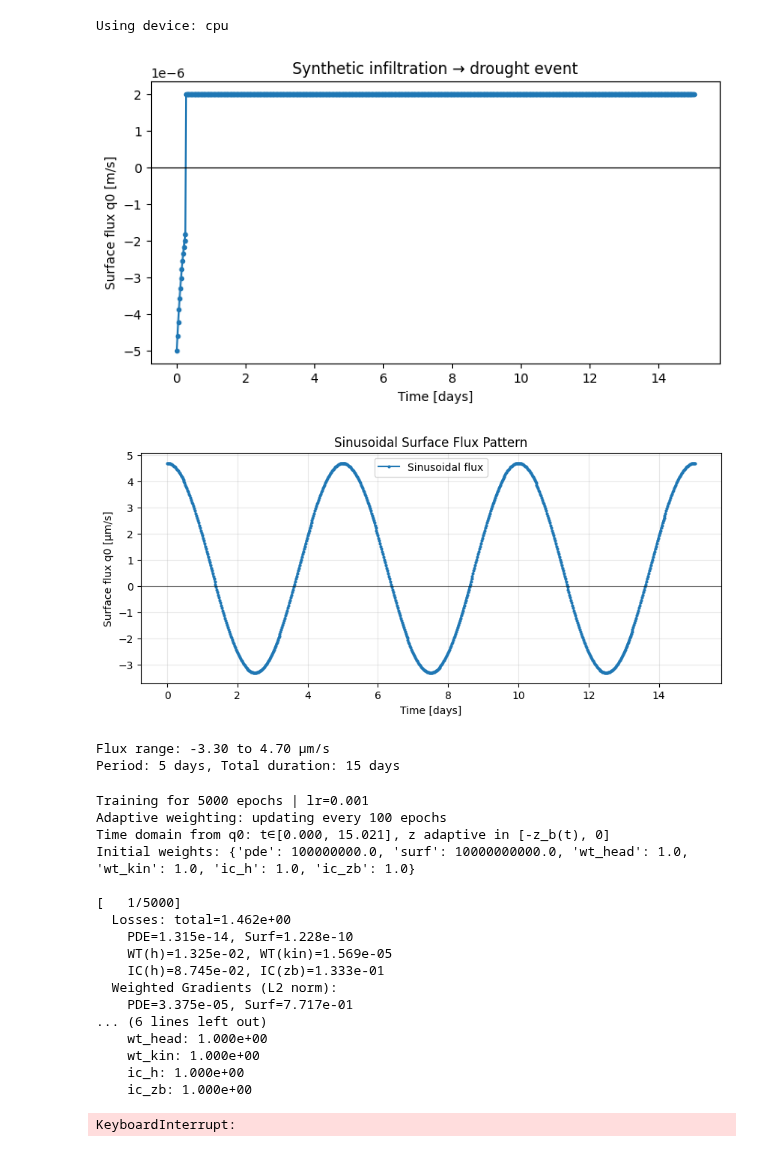
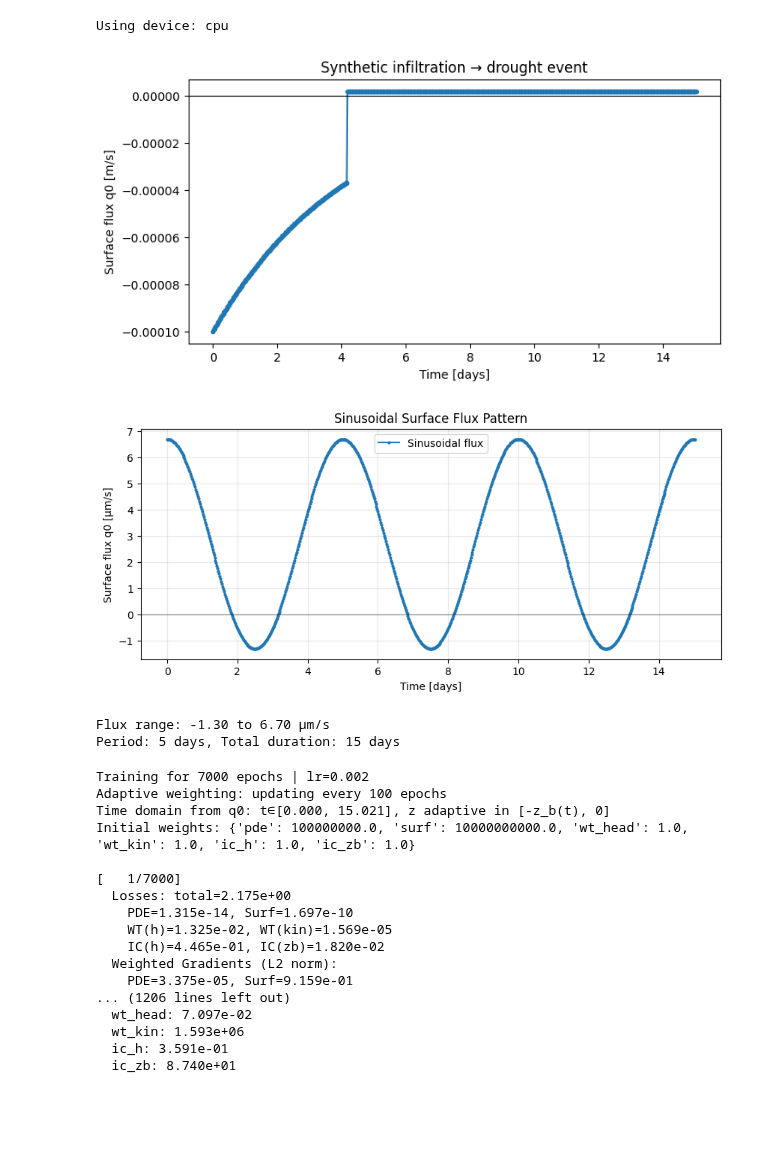
Before and after one commit to WqgJing/SMAP-Recharge-Flux, a Jupyter notebook: clean.ipynb, the cells around one changed output. Saved outputs shown, nothing was run; the diff lists cells and outputs as text; code cells hidden in the pictures; blank space fills up the shorter version.

```diff
--- a/clean.ipynb
+++ b/clean.ipynb
@@ -567,40 +567,39 @@ def train_pinn_original(
     print(f"Final gradient norms: Total={total_grad_norm:.3e}")
     return model, losses, comps
 # %%
-import numpy as np
 
 def create_qflux_event(total_days=10, dt_minutes=30,
-                       infil_peak=-5e-6, infil_duration_hours=6,
+                       infil_peak=-100e-6, infil_duration_hours=100,
                        evap_rate=2e-6):
 
 
     dt_days = dt_minutes / (24*60)
     times = np.arange(0, total_days+dt_days, dt_days)
 
     # Rain/infiltration event at the start
     infil_duration_days = infil_duration_hours / 24.0
     qflux = np.full_like(times, evap_rate, dtype=float)
 
     mask = times <= infil_duration_days
     # Shape infiltration event as a decaying exponential
     qflux[mask] = infil_peak * np.exp(-times[mask] / infil_duration_days)
 
     return times, qflux
 
 
 # Example usage
 times, qflux = create_qflux_event(total_days=15)
 q0_data = (times.tolist(), qflux.tolist())
 
 plt.figure(figsize=(8,4))
 plt.plot(times, qflux, '-o', ms=3)
 plt.axhline(0, color='k', lw=0.8)
 plt.xlabel("Time [days]")
 plt.ylabel("Surface flux q0 [m/s]")
 plt.title("Synthetic infiltration → drought event")
 plt.show()
 # %% [output]
-[figure, old version]
+[figure, new version]
 # %%
 def train_pinn_autoweight(
     soil_params,
@@ -945,7 +944,7 @@ times_sin, qflux_sin = create_sinusoidal_qflux(
     mean_flux=7e-7,      # slight evaporation on average
     phase_shift=np.pi/2  # start at peak
 )
-qflux_sin = qflux_sin
+qflux_sin = qflux_sin+2e-6
 q0_data_sin = (times_sin.tolist(), qflux_sin.tolist())
 
 # Plot the sinusoidal flux
@@ -962,14 +961,14 @@ plt.show()
 print(f"Flux range: {qflux_sin.min()*1e6:.2f} to {qflux_sin.max()*1e6:.2f} μm/s")
 print(f"Period: {5} days, Total duration: {15} days")
 # %% [output]
-[figure, old version]
+[figure, new version]
-Flux range: -3.30 to 4.70 μm/s
+Flux range: -1.30 to 6.70 μm/s
 Period: 5 days, Total duration: 15 days
 # %%
 soil_params = {
     'theta_s': 0.4,
     'theta_r': 0.1,
-    'alpha': 0.01,
+    'alpha': 0.005,
     'n': 1.3,
     'Ks': 1e-5,
     'l': 0.5
@@ -986,30 +985,29 @@ model, losses, comps = train_pinn_autoweight(
     zr=0.5,
     h_net_config=h_net_config,
     zb_net_config=zb_net_config,
-    n_epochs=5000,
-    learning_rate=1e-3,
-    zb_initial=1.0,
-    weight_lr=0.1 # 2m initial water table depth
+    n_epochs=7000,
+    learning_rate=2e-3,
+    zb_initial=0.5,
+    weight_lr=0.1,  # 2m initial water table depth
 )
 # %% [output]
-Training for 5000 epochs | lr=0.001
+Training for 7000 epochs | lr=0.002
 Adaptive weighting: updating every 100 epochs
 Time domain from q0: t∈[0.000, 15.021], z adaptive in [-z_b(t), 0]
 Initial weights: {'pde': 100000000.0, 'surf': 10000000000.0, 'wt_head': 1.0, 'wt_kin': 1.0, 'ic_h': 1.0, 'ic_zb': 1.0}
 
-[   1/5000]
-  Losses: total=1.462e+00
-    PDE=1.315e-14, Surf=1.228e-10
+[   1/7000]
+  Losses: total=2.175e+00
+    PDE=1.315e-14, Surf=1.697e-10
     WT(h)=1.325e-02, WT(kin)=1.569e-05
-    IC(h)=8.745e-02, IC(zb)=1.333e-01
+    IC(h)=4.465e-01, IC(zb)=1.820e-02
   Weighted Gradients (L2 norm):
-    PDE=3.375e-05, Surf=7.717e-01
-... (6 lines left out)
-    wt_head: 1.000e+00
-    wt_kin: 1.000e+00
-    ic_h: 1.000e+00
-    ic_zb: 1.000e+00
+    PDE=3.375e-05, Surf=9.159e-01
+... (1206 lines left out)
+  wt_head: 7.097e-02
+  wt_kin: 1.593e+06
+  ic_h: 3.591e-01
+  ic_zb: 8.740e+01
-KeyboardInterrupt:
 # %%
 def plot_comprehensive_results(model, q0_data, soil_params, n_t=200, n_z=100):
     """
```
Also changed, not shown: parts of 3 cells of this notebook, 4 other files.
